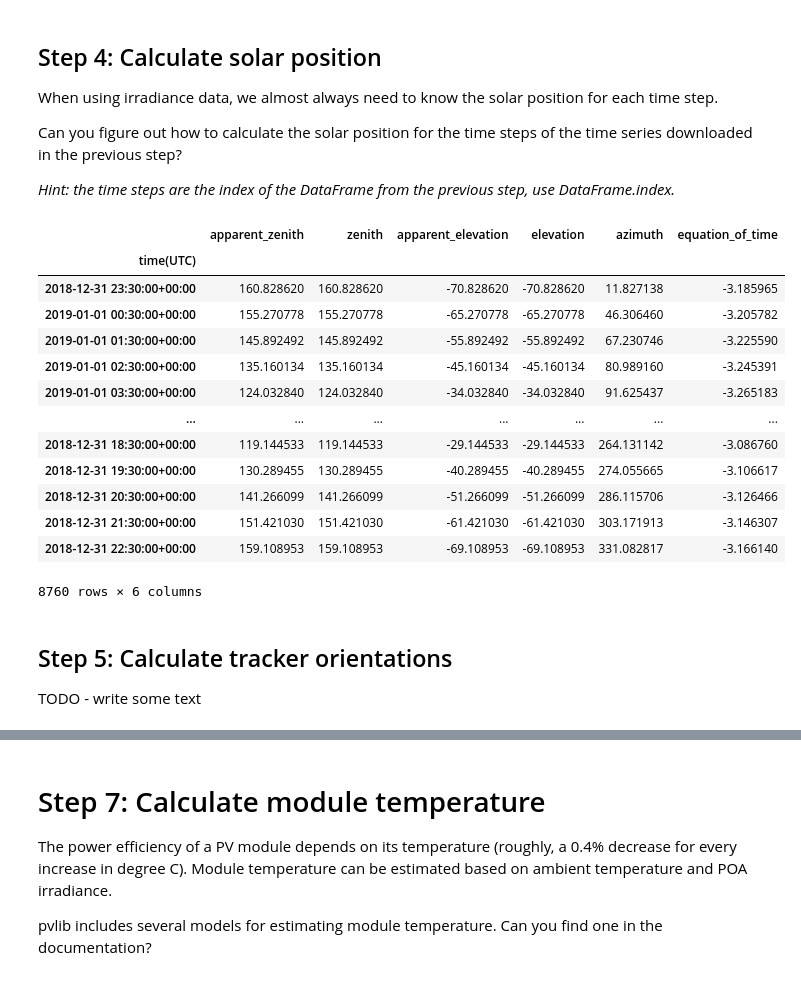
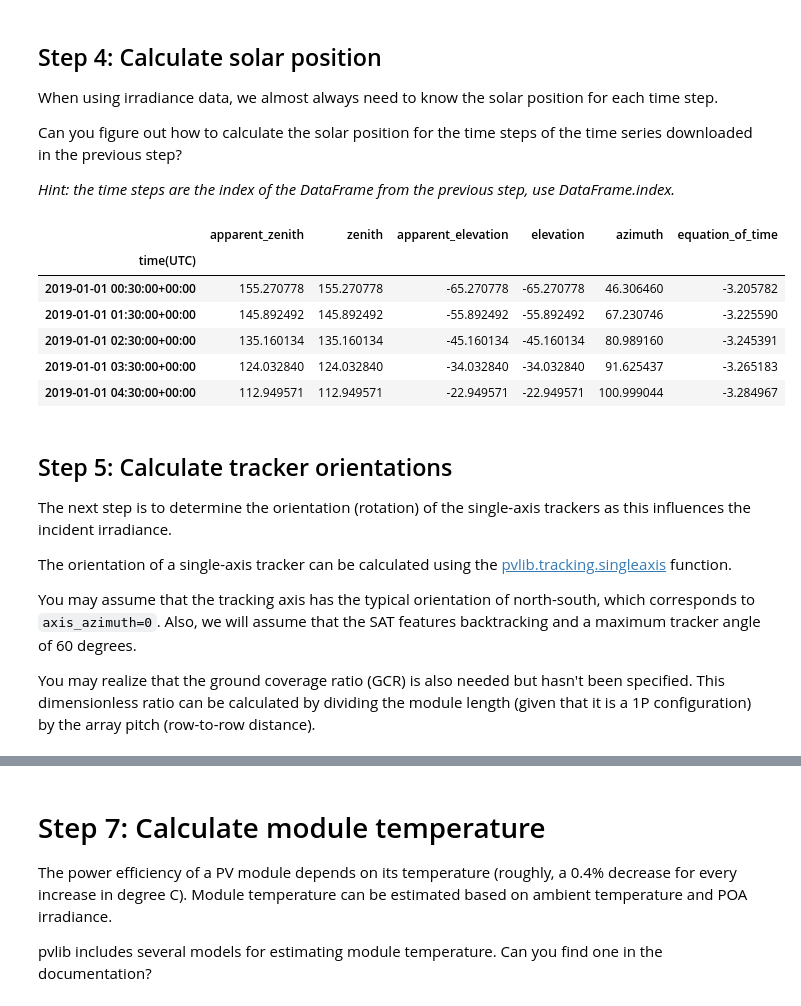
Before and after one commit to PV-Tutorials/2025_pvlib_pvsc, a Jupyter notebook: pvlib-introduction.ipynb, the cells around one changed output, grey strips where cells are left out. Cells and saved outputs as stored; diff of their text form; code cells hidden in the pictures.

```diff
--- a/pvlib-introduction.ipynb
+++ b/pvlib-introduction.ipynb
@@ -115,27 +113,26 @@ Can you figure out how to calculate the solar position for the time steps of the
 # %%
 # Write your code here to calculate solar position
 solar_position = site_location.get_solarposition(data.index)
 
-solar_position
+solar_position.head()
 # %% [output]
 |  | apparent_zenith | zenith | apparent_elevation | elevation | azimuth | equation_of_time |
 | time(UTC) |  |  |  |  |  |  |
-| 2018-12-31 23:30:00+00:00 | 160.828620 | 160.828620 | -70.828620 | -70.828620 | 11.827138 | -3.185965 |
 | 2019-01-01 00:30:00+00:00 | 155.270778 | 155.270778 | -65.270778 | -65.270778 | 46.306460 | -3.205782 |
 | 2019-01-01 01:30:00+00:00 | 145.892492 | 145.892492 | -55.892492 | -55.892492 | 67.230746 | -3.225590 |
 | 2019-01-01 02:30:00+00:00 | 135.160134 | 135.160134 | -45.160134 | -45.160134 | 80.989160 | -3.245391 |
 | 2019-01-01 03:30:00+00:00 | 124.032840 | 124.032840 | -34.032840 | -34.032840 | 91.625437 | -3.265183 |
-| ... | ... | ... | ... | ... | ... | ... |
-| 2018-12-31 18:30:00+00:00 | 119.144533 | 119.144533 | -29.144533 | -29.144533 | 264.131142 | -3.086760 |
-| 2018-12-31 19:30:00+00:00 | 130.289455 | 130.289455 | -40.289455 | -40.289455 | 274.055665 | -3.106617 |
-| 2018-12-31 20:30:00+00:00 | 141.266099 | 141.266099 | -51.266099 | -51.266099 | 286.115706 | -3.126466 |
-| 2018-12-31 21:30:00+00:00 | 151.421030 | 151.421030 | -61.421030 | -61.421030 | 303.171913 | -3.146307 |
-| 2018-12-31 22:30:00+00:00 | 159.108953 | 159.108953 | -69.108953 | -69.108953 | 331.082817 | -3.166140 |
+| 2019-01-01 04:30:00+00:00 | 112.949571 | 112.949571 | -22.949571 | -22.949571 | 100.999044 | -3.284967 |
-8760 rows × 6 columns
-# %% [markdown]
-## Step 5: Calculate tracker orientations
-
-TODO - write some text
+# %% [markdown]
+## Step 5: Calculate tracker orientations
+
+The next step is to determine the orientation (rotation) of the single-axis trackers as this influences the incident irradiance.
+
+The orientation of a single-axis tracker can be calculated using the [pvlib.tracking.singleaxis](https://pvlib-python.readthedocs.io/en/stable/reference/generated/pvlib.tracking.singleaxis.html) function.
+
+You may assume that the tracking axis has the typical orientation of north-south, which corresponds to ``axis_azimuth=0``. Also, we will assume that the SAT features backtracking and a maximum tracker angle of 60 degrees.
+
+You may realize that the ground coverage ratio (GCR) is also needed but hasn't been specified. This dimensionless ratio can be calculated by dividing the module length (given that it is a 1P configuration) by the array pitch (row-to-row distance).
 # %%
 max_tracker_angle = 60  # [degrees]
 pitch = 4.5  # [m] center-to-center tracker spacing in the horizontal dimension
```
Also changed, not shown: parts of 5 cells of this notebook.
